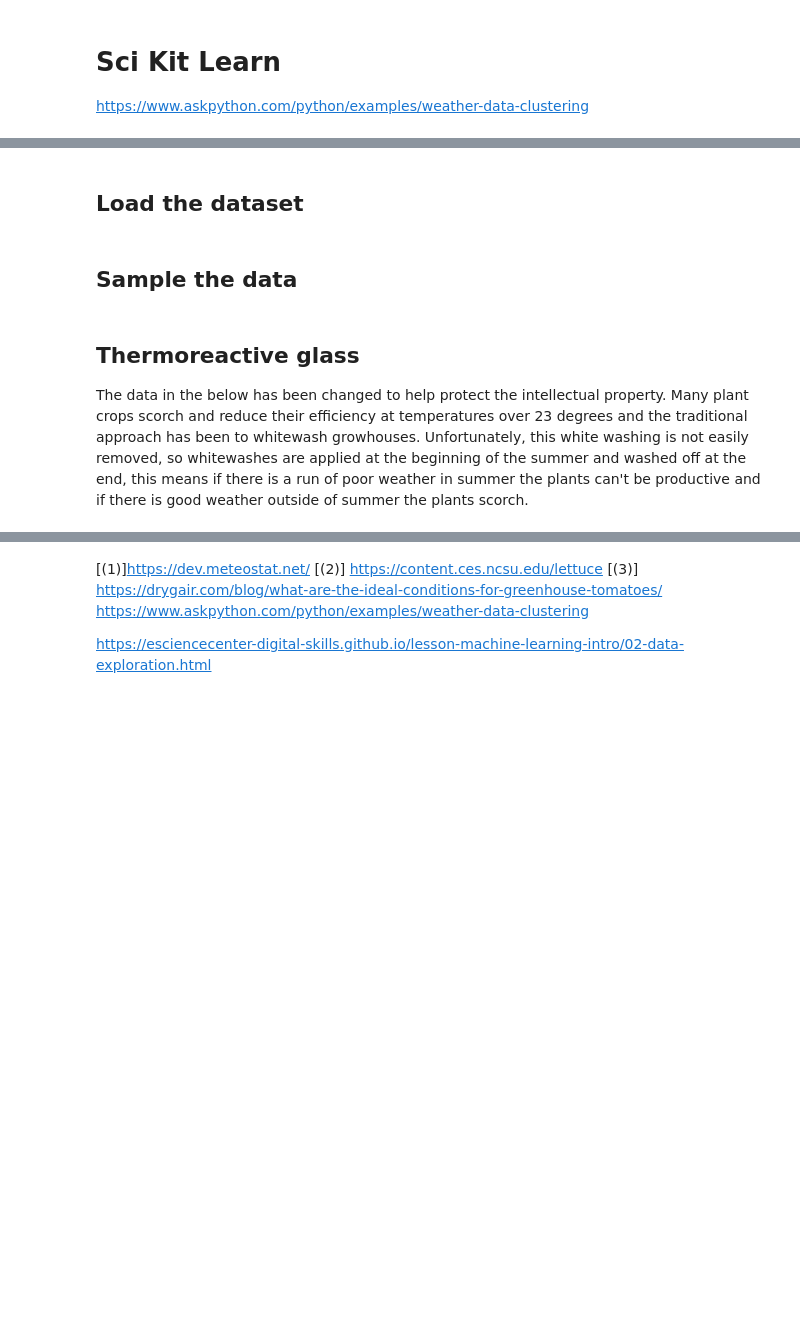
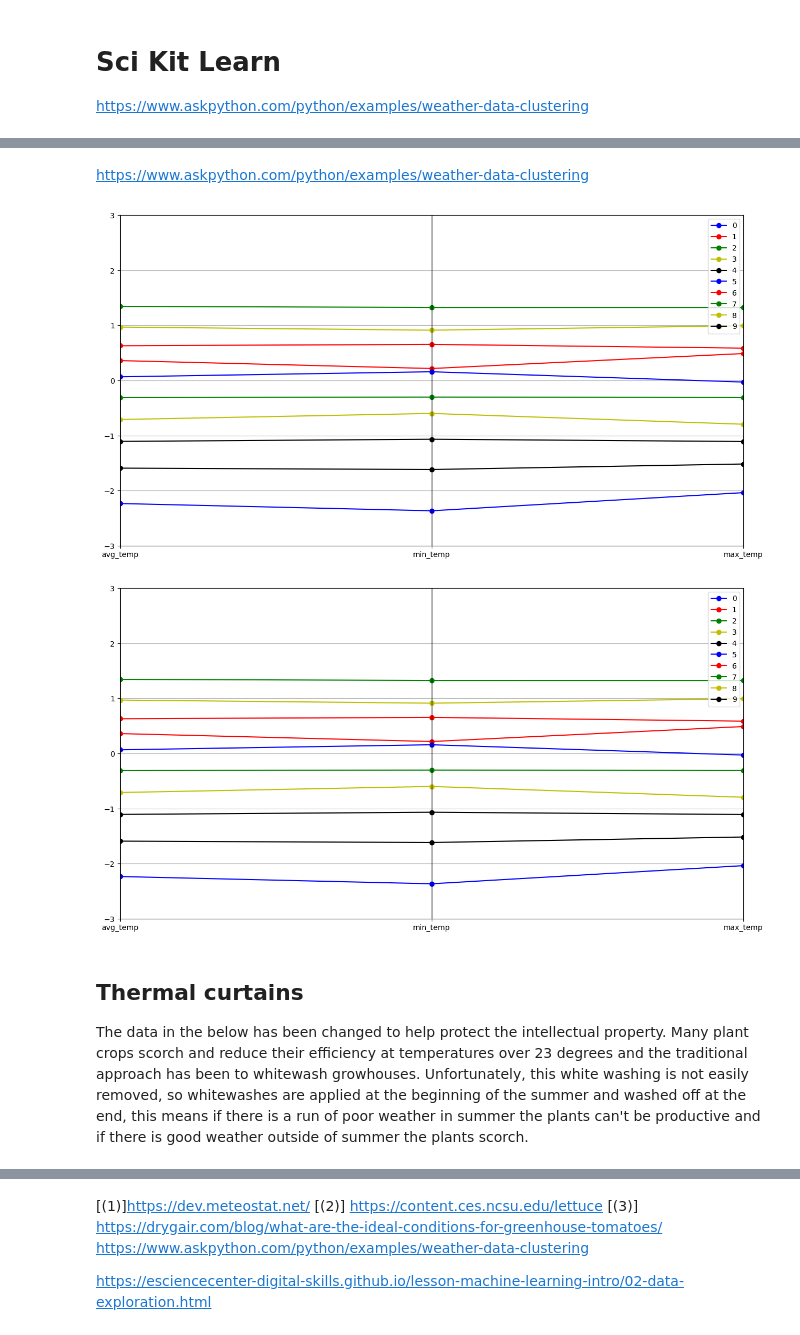
Before and after one commit to kknb1982/pfda, a Jupyter notebook: project/weather_suitability.ipynb, the cells around one changed output, grey strips where cells are left out. Cells and saved outputs as stored; diff of their text form; code cells hidden in the pictures; blank space fills up the shorter version.

```diff
--- a/project/weather_suitability.ipynb
+++ b/project/weather_suitability.ipynb
@@ -636,9 +772,52 @@ https://www.askpython.com/python/examples/weather-data-clustering
+# %% [markdown]
+https://www.askpython.com/python/examples/weather-data-clustering
 # %%
 from sklearn.preprocessing import StandardScaler
 from sklearn.cluster import KMeans
 from itertools import cycle, islice
 from pandas.plotting import parallel_coordinates
 
-%matplotlib inline
+# Select every 10th row for faster processing
+
+df.dropna(inplace=True)
+sampled_df = df.iloc[::10]
+sampled_df.shape
+
+# Select features for clustering
+features = ['avg_temp', 'min_temp', 'max_temp']
+selected_df = sampled_df[features]
+
+# Standardize the features
+X = StandardScaler().fit_transform(selected_df)
+
+# Apply KMenas clustering
+KM = KMeans(n_clusters=10)
+model = KM.fit(X)
+centers = model.cluster_centers_
+
+# Visualize the clusters
+
+# 1. Function that generates a DataFrame with a Cluster Number column.
+
+def pd_centers(featuresUsed, centers):
+    colNames = list(featuresUsed)
+    colNames.append('prediction')
+    Z = [np.append(A, index) for index, A in enumerate(centers)]
+    P = pd.DataFrame(Z, columns=colNames)
+    P['prediction'] = P['prediction'].astype(int)
+    return P
+
+# 2. Function that creates Parallel Plots
+
+def parallel_plot(data):
+    my_colors = list(islice(cycle(['b', 'r', 'g', 'y', 'k']), None, len(data)))
+    plt.figure(figsize=(15,8)).gca().axes.set_ylim([-3,+3])
+    parallel_coordinates(data, 'prediction', color = my_colors, marker='o')
+
+P = pd_centers(features, centers)
+
+parallel_plot(P[P['min_temp'] < lettuce_range1])
+parallel_plot(P[P['avg_temp'] < lettuce_range1])
+# %% [output]
+[figure, added]
+[figure, added]
-# %% [markdown]
-## Load the dataset
@@ -654,2 +823,0 @@ print(station1211.info())
-# %% [markdown]
-## Sample the data
@@ -714,5 +824,5 @@ plt.show()
 # %% [markdown]
-## Thermoreactive glass
+## Thermal curtains
 
 The data in the below has been changed to help protect the intellectual property. Many plant crops scorch and reduce their efficiency at temperatures over 23 degrees and the traditional approach has been to whitewash growhouses. Unfortunately, this white washing is not easily removed, so whitewashes are applied at the beginning of the summer and washed off at the end, this means if there is a run of poor weather in summer the plants can't be productive and if there is good weather outside of summer the plants scorch.
 # %%
```
Also changed, not shown: parts of 28 cells of this notebook, 1 other file.
